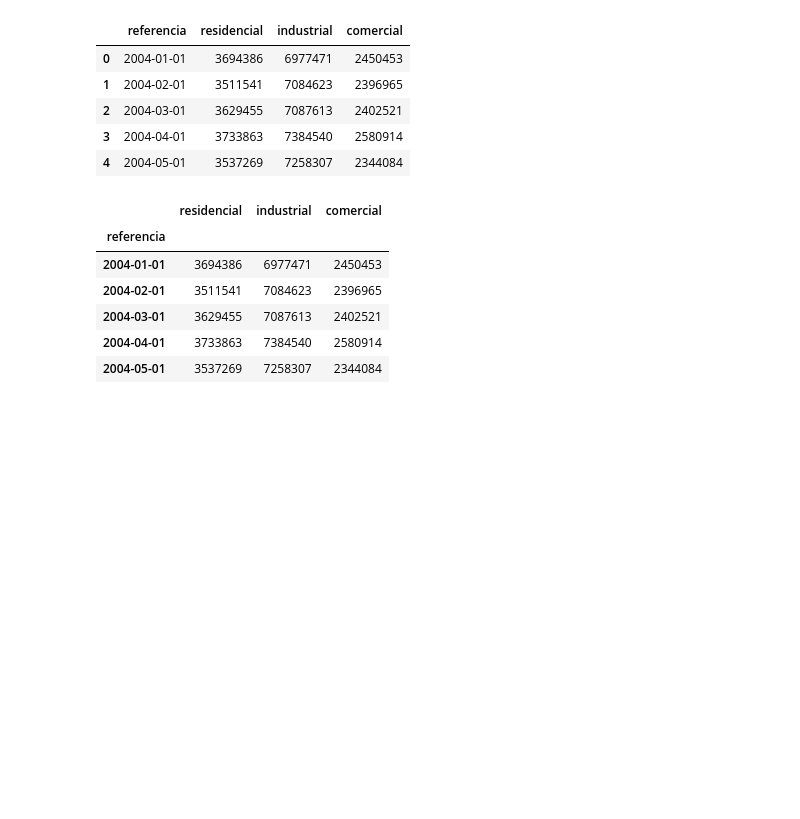
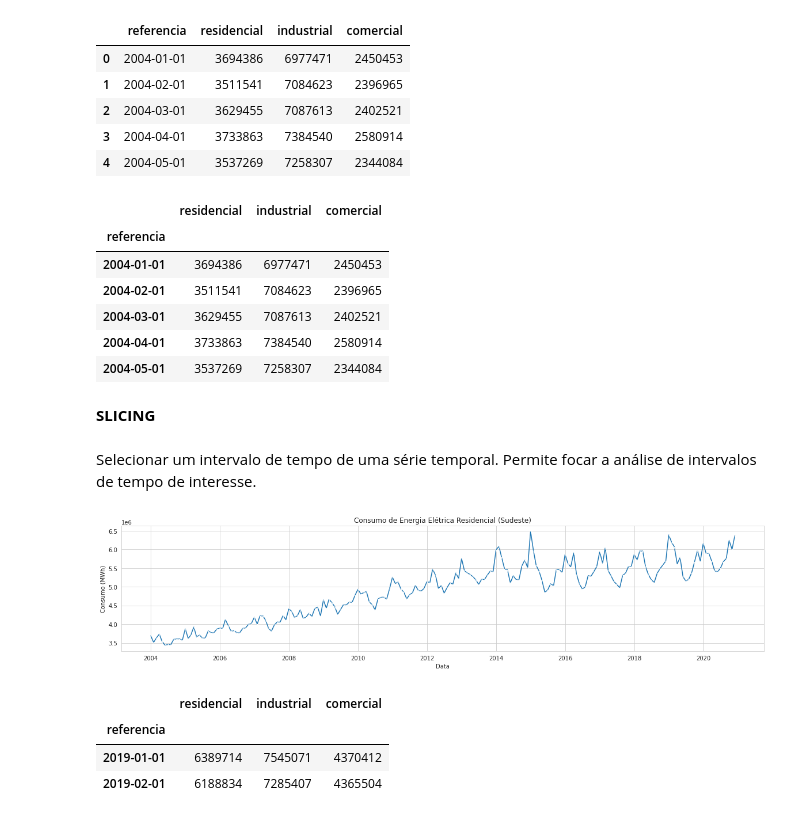
Before and after one commit to vinigm/Estudos, a Jupyter notebook: Séries_Temporais.ipynb, the cells around one changed output. Cells and saved outputs as stored; diff of their text form; code cells hidden in the pictures; blank space fills up the shorter version.

```diff
--- a/Séries_Temporais.ipynb
+++ b/Séries_Temporais.ipynb
@@ -88,3 +88,22 @@ data.head()
 | 2004-03-01 | 3629455 | 7087613 | 2402521 |
 | 2004-04-01 | 3733863 | 7384540 | 2580914 |
 | 2004-05-01 | 3537269 | 7258307 | 2344084 |
+# %% [markdown]
+**SLICING**
+# %% [markdown]
+Selecionar um intervalo de tempo de uma série temporal. Permite focar a análise de intervalos de tempo de interesse.
+# %%
+with sns.axes_style('whitegrid'):
+
+  grafico = sns.lineplot(data=data, x='referencia', y='residencial', marker="1", palette="pastel")
+  grafico.set(title='Consumo de Energia Elétrica Residencial (Sudeste)', ylabel='Consumo (MWh)', xlabel='Data');
+  grafico.figure.set_size_inches(20, 4)
+# %% [output]
+[figure, added]
+# %%
+data['2019'].head(2)
+# %% [output]
+|  | residencial | industrial | comercial |
+| referencia |  |  |  |
+| 2019-01-01 | 6389714 | 7545071 | 4370412 |
+| 2019-02-01 | 6188834 | 7285407 | 4365504 |
```
Also changed, not shown: parts of 29 cells of this notebook.
